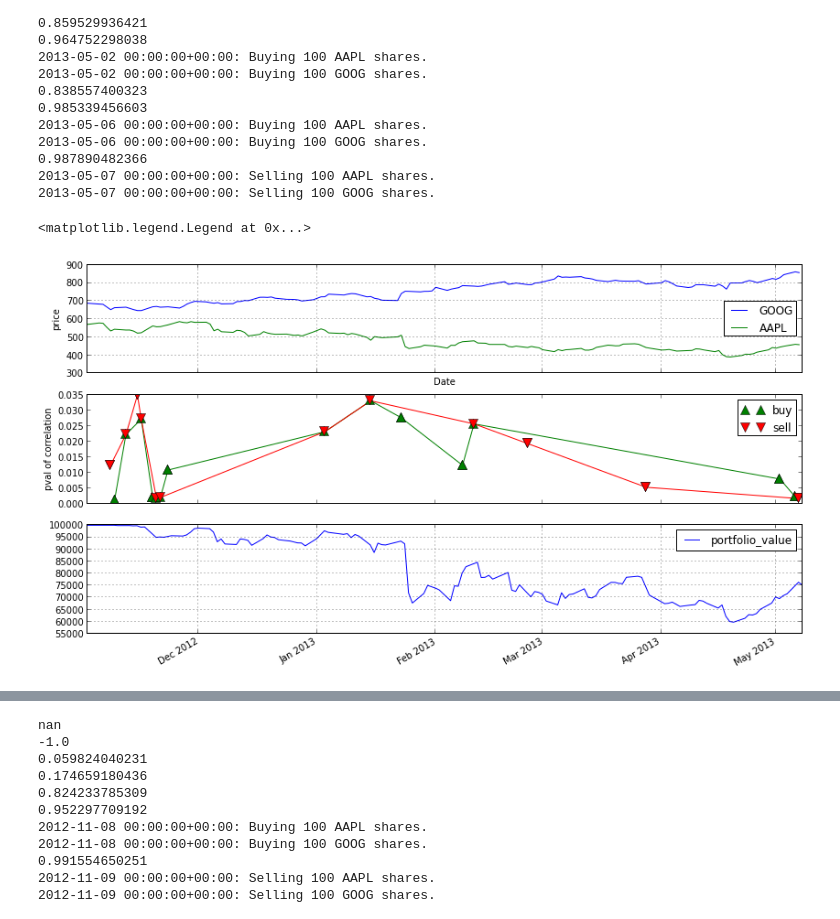
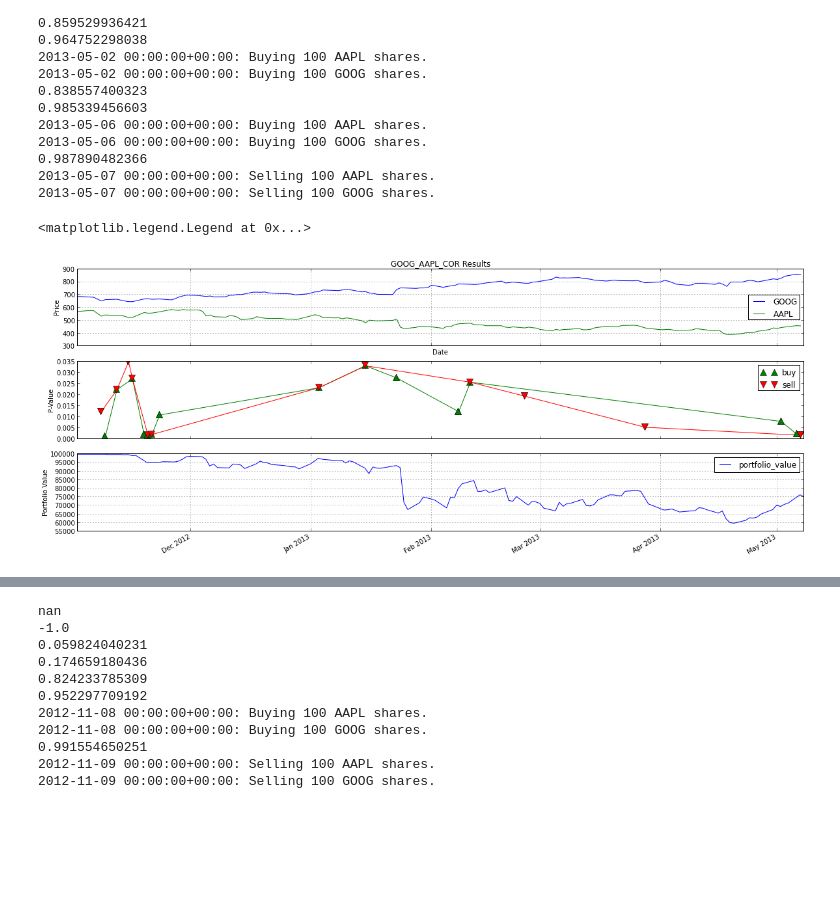
Before and after one commit to agconti/trading, a Jupyter notebook: GOOG V. AAPL Correlation Arb.ipynb, the cells around one changed output, grey strips where cells are left out. Saved outputs shown, nothing was run; the diff lists cells and outputs as text; code cells hidden in the pictures; blank space fills up the shorter version.

```diff
--- a/GOOG V. AAPL Correlation Arb.ipynb
+++ b/GOOG V. AAPL Correlation Arb.ipynb
@@ -168,25 +139,25 @@ nan
 # %%
 ax1 = plt.subplot(311)
 data[['GOOG', 'AAPL']].plot(ax=ax1)
-plt.ylabel('price')
+plt.ylabel('Price')
 plt.setp(ax1.get_xticklabels(), visible=False)
-
+plt.title("GOOG_AAPL_COR Results")
 GOOG_AAPL_COR.buy_orders = np.asarray(GOOG_AAPL_COR.buy_orders)
 GOOG_AAPL_COR.sell_orders = np.asarray(GOOG_AAPL_COR.sell_orders)
 
 ax2 = plt.subplot(312, sharex=ax1)
 plt.plot(GOOG_AAPL_COR.buy_orders[:,0], GOOG_AAPL_COR.buy_orders[:,1], color = 'g')
 plt.plot(GOOG_AAPL_COR.sell_orders[:,0], GOOG_AAPL_COR.sell_orders[:,1], color = 'r')
 plt.plot(GOOG_AAPL_COR.buy_orders[:,0], GOOG_AAPL_COR.buy_orders[:,1], '^', c='g', markersize=10, label='buy')
 plt.plot(GOOG_AAPL_COR.sell_orders[:,0], GOOG_AAPL_COR.sell_orders[:,1], 'v', c='r', markersize=10, label='sell')
-plt.ylabel('pval of correlation')
+plt.ylabel('P-Value')
 plt.setp(ax2.get_xticklabels(), visible=False)
 plt.legend()
 
 ax3 = plt.subplot(313, sharex=ax1)
 results_GOOG_AAPL_COR.portfolio_value.plot()
-plt.ylabel('Nominal Portfolio Value')
+plt.ylabel('Portfolio Value')
 plt.legend()
 # %% [output]
 <matplotlib.legend.Legend at 0x...>
-[figure, old version]
+[figure, new version]
```
Also changed, not shown: parts of 10 cells of this notebook.
